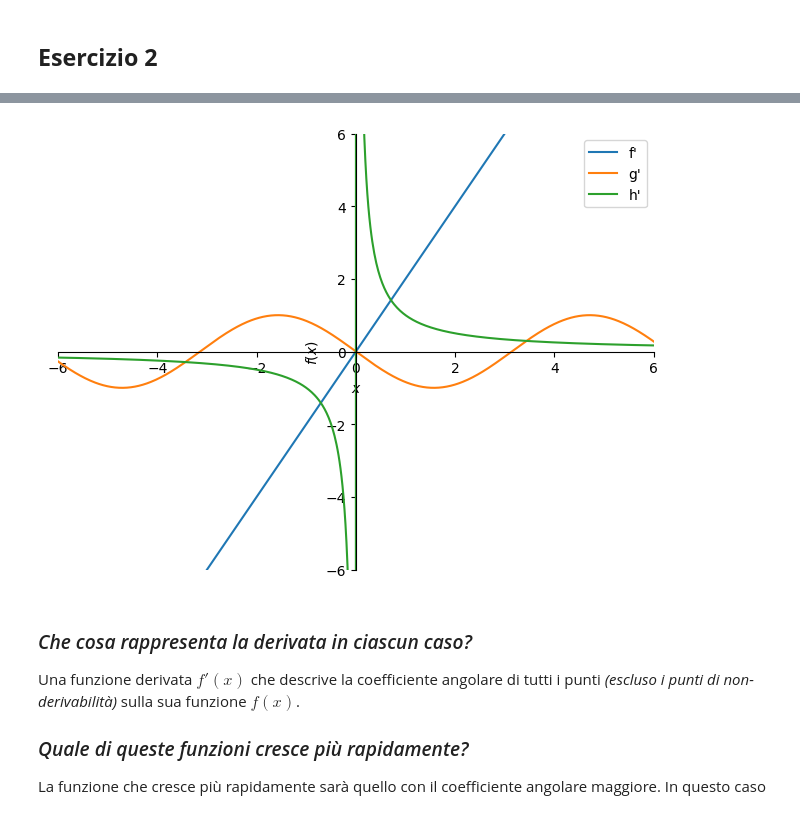
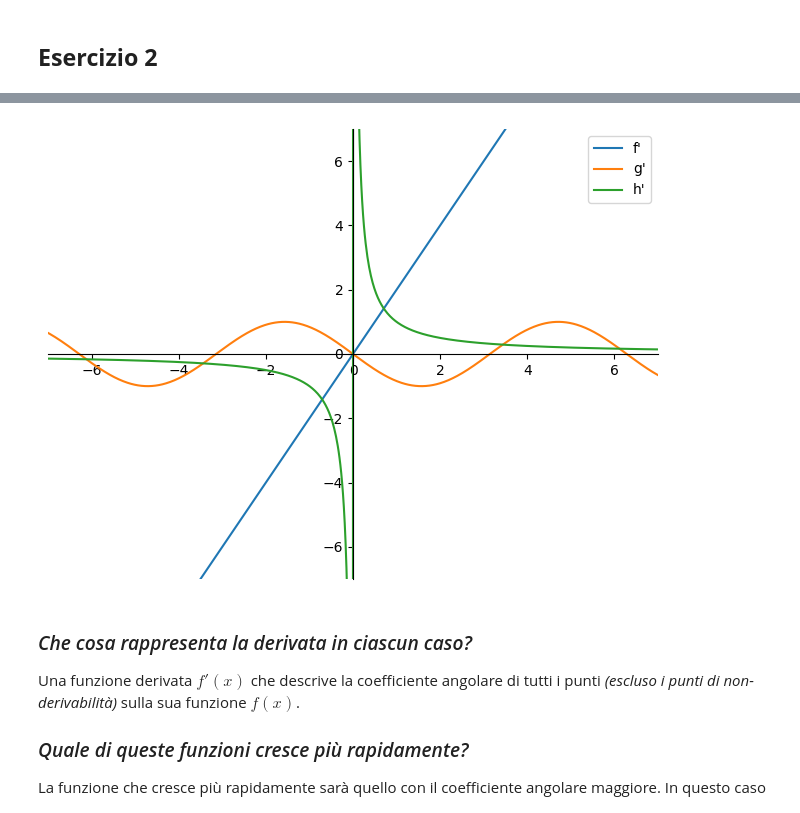
Before and after one commit to geesemain7/school_work, a Jupyter notebook: quinta/notebooks/sympy/esercizi_4-9.ipynb, the cells around one changed output, grey strips where cells are left out. Saved outputs shown, nothing was run; the diff lists cells and outputs as text; code cells hidden in the pictures.

```diff
--- a/quinta/notebooks/sympy/esercizi_4-9.ipynb
+++ b/quinta/notebooks/sympy/esercizi_4-9.ipynb
@@ -2,7 +2,7 @@
 from sympy import *
 from sympy.abc import *
 
-plt_limit = [-6, 6]
+plt_limit = [-7, 7]
 
 init_printing()
 # %% [markdown]
@@ -62,13 +62,13 @@ hd
 # %%
-graph = plot(fd, gd, hd, xlim=plt_limit, ylim=plt_limit, legend=True, show=False)
+graph = plot(fd, gd, hd, xlim=plt_limit, ylim=plt_limit, xlabel=None, ylabel=None, legend=True, show=False)
 
 graph[0].label = "f'"
 graph[1].label = "g'"
 graph[2].label = "h'"
 
 graph.show()
 # %% [output]
-[figure, old version]
+[figure, new version]
 # %% [markdown]
 ### *Che cosa rappresenta la derivata in ciascun caso?*
 
```
Also changed, not shown: parts of 28 cells of this notebook, 1 other file.
